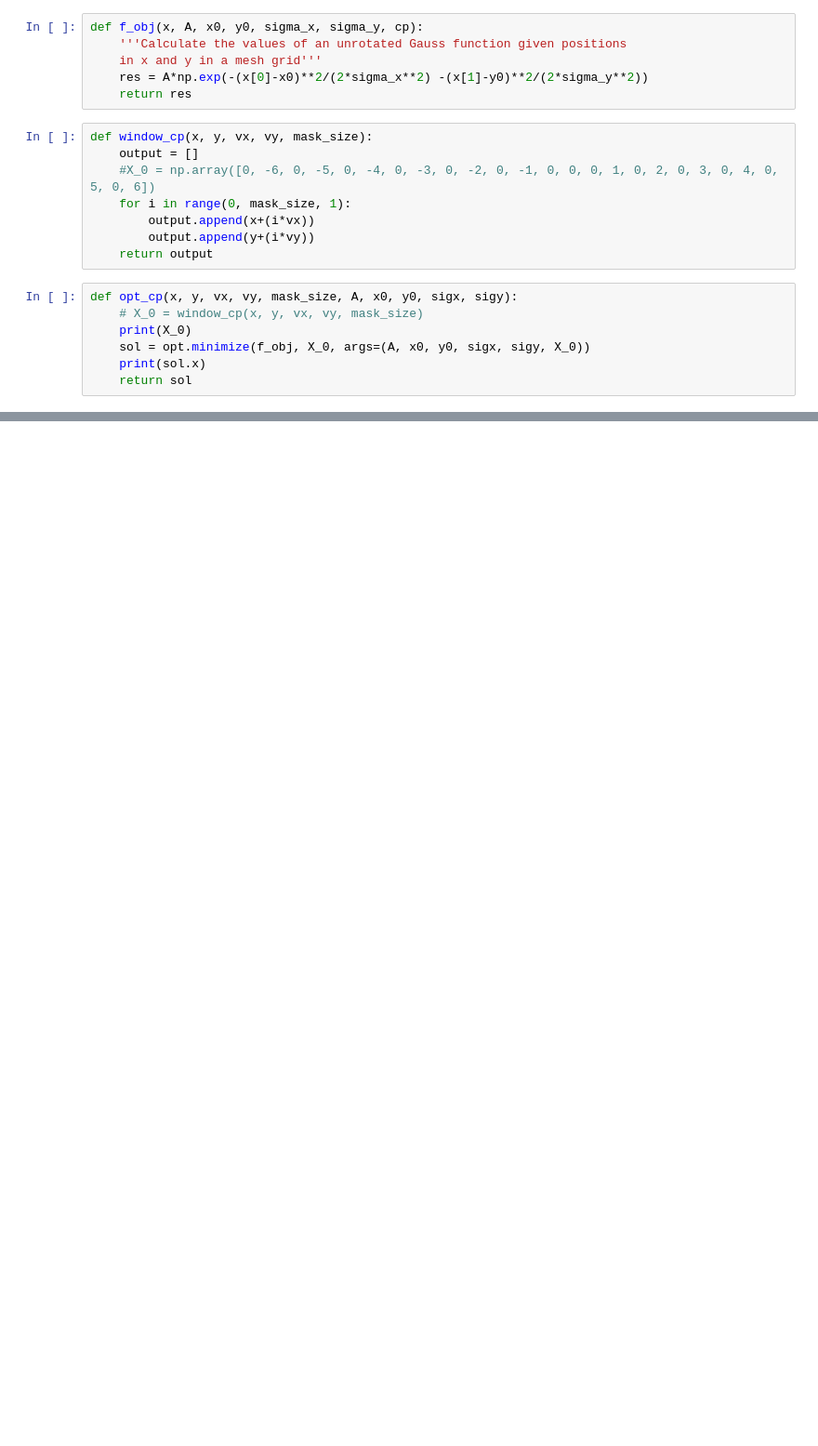
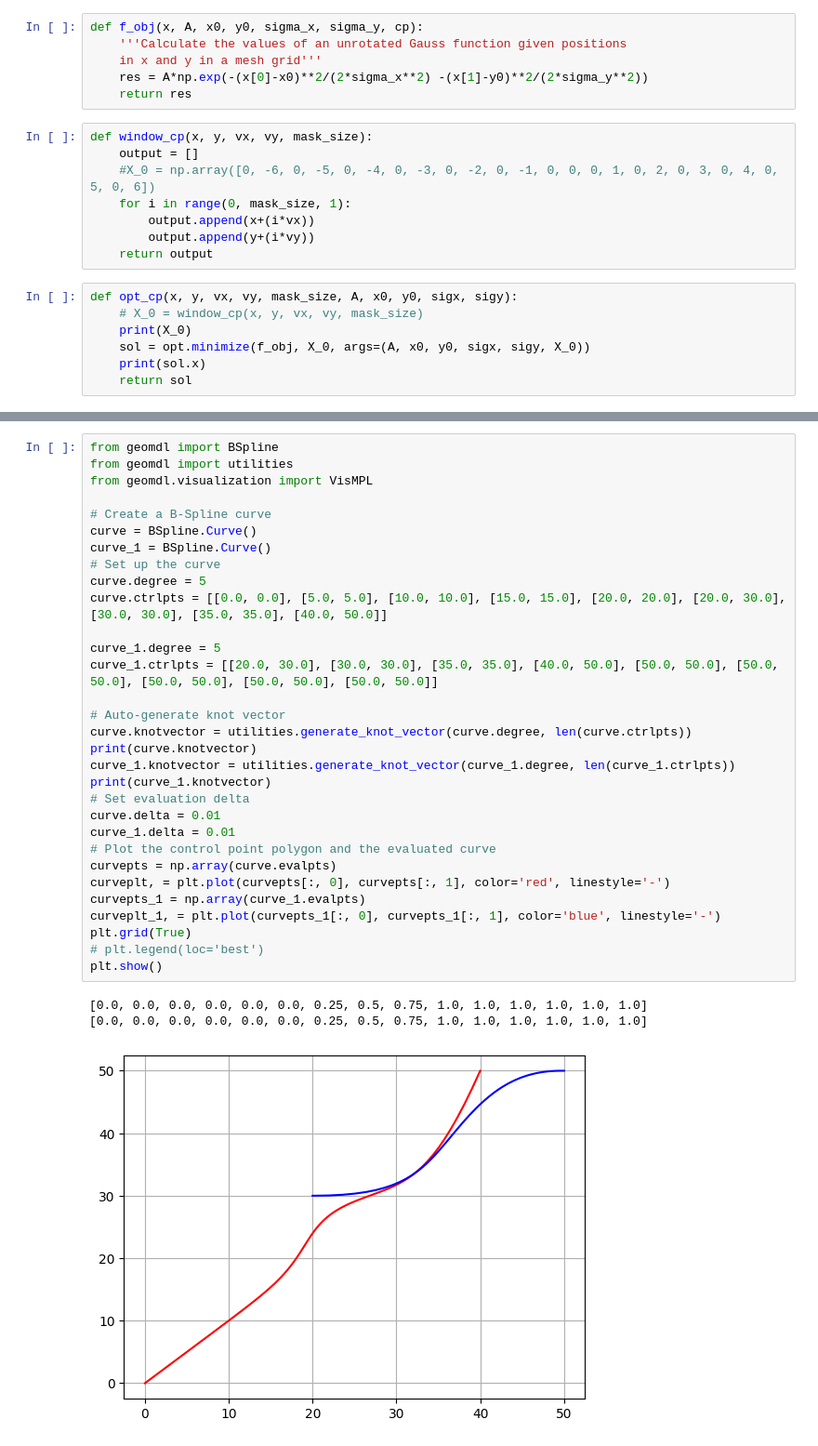
Before and after one commit to re1983/bspline_opt, a Jupyter notebook: Optimization_exp.ipynb, the cells around one changed output, grey strips where cells are left out. Shown at 93% size. Drawn from its saved outputs; the diff is of its cells as text; blank space fills up the shorter version.

```diff
--- a/Optimization_exp.ipynb
+++ b/Optimization_exp.ipynb
@@ -389,0 +390,35 @@ output [0. 6.]
+# %%
+from geomdl import BSpline
+from geomdl import utilities
+from geomdl.visualization import VisMPL
+
+# Create a B-Spline curve
+curve = BSpline.Curve()
+curve_1 = BSpline.Curve()
+# Set up the curve
+curve.degree = 5
+curve.ctrlpts = [[0.0, 0.0], [5.0, 5.0], [10.0, 10.0], [15.0, 15.0], [20.0, 20.0], [20.0, 30.0], [30.0, 30.0], [35.0, 35.0], [40.0, 50.0]]
+
+curve_1.degree = 5
+curve_1.ctrlpts = [[20.0, 30.0], [30.0, 30.0], [35.0, 35.0], [40.0, 50.0], [50.0, 50.0], [50.0, 50.0], [50.0, 50.0], [50.0, 50.0], [50.0, 50.0]]
+
+# Auto-generate knot vector
+curve.knotvector = utilities.generate_knot_vector(curve.degree, len(curve.ctrlpts))
+print(curve.knotvector)
+curve_1.knotvector = utilities.generate_knot_vector(curve_1.degree, len(curve_1.ctrlpts))
+print(curve_1.knotvector)
+# Set evaluation delta
+curve.delta = 0.01
+curve_1.delta = 0.01
+# Plot the control point polygon and the evaluated curve
+curvepts = np.array(curve.evalpts)
+curveplt, = plt.plot(curvepts[:, 0], curvepts[:, 1], color='red', linestyle='-')
+curvepts_1 = np.array(curve_1.evalpts)
+curveplt_1, = plt.plot(curvepts_1[:, 0], curvepts_1[:, 1], color='blue', linestyle='-')
+plt.grid(True)
+# plt.legend(loc='best')
+plt.show()
+# %% [output]
+[0.0, 0.0, 0.0, 0.0, 0.0, 0.0, 0.25, 0.5, 0.75, 1.0, 1.0, 1.0, 1.0, 1.0, 1.0]
+[0.0, 0.0, 0.0, 0.0, 0.0, 0.0, 0.25, 0.5, 0.75, 1.0, 1.0, 1.0, 1.0, 1.0, 1.0]
+[figure, added]
```
Also changed, not shown: parts of 3 cells of this notebook, 1 other file.
